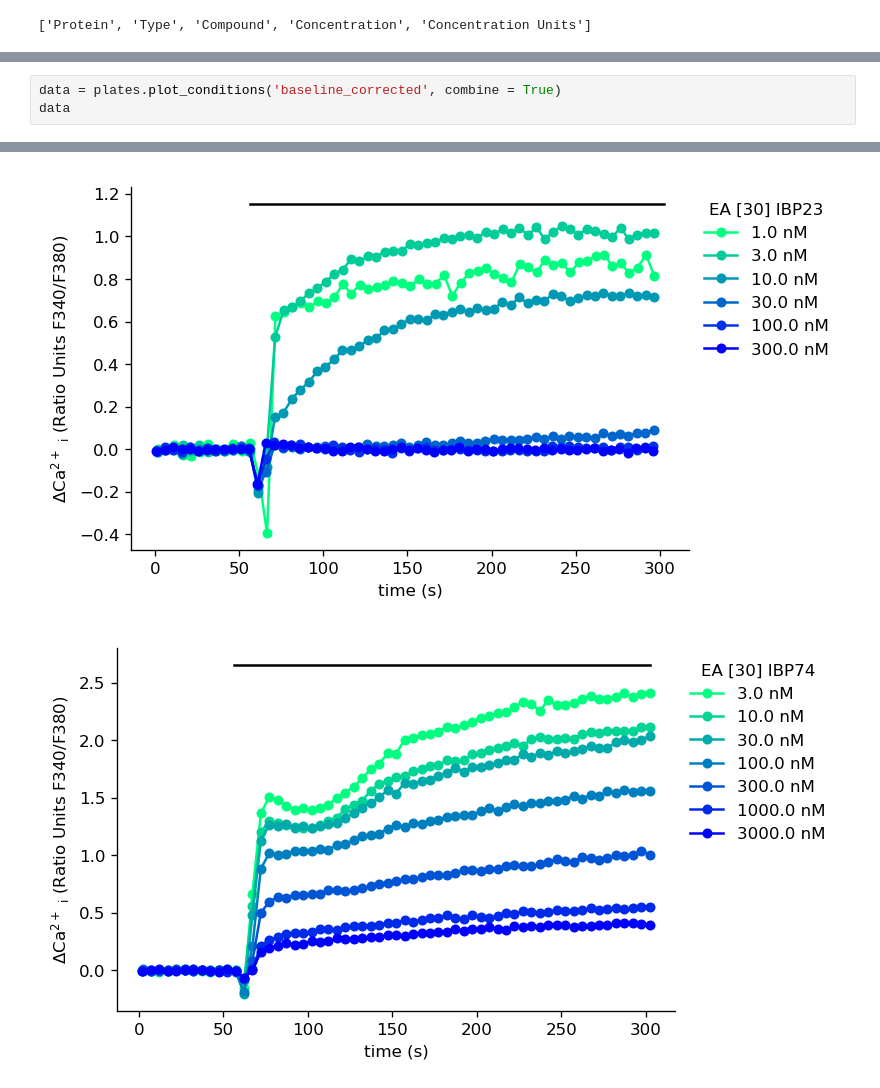
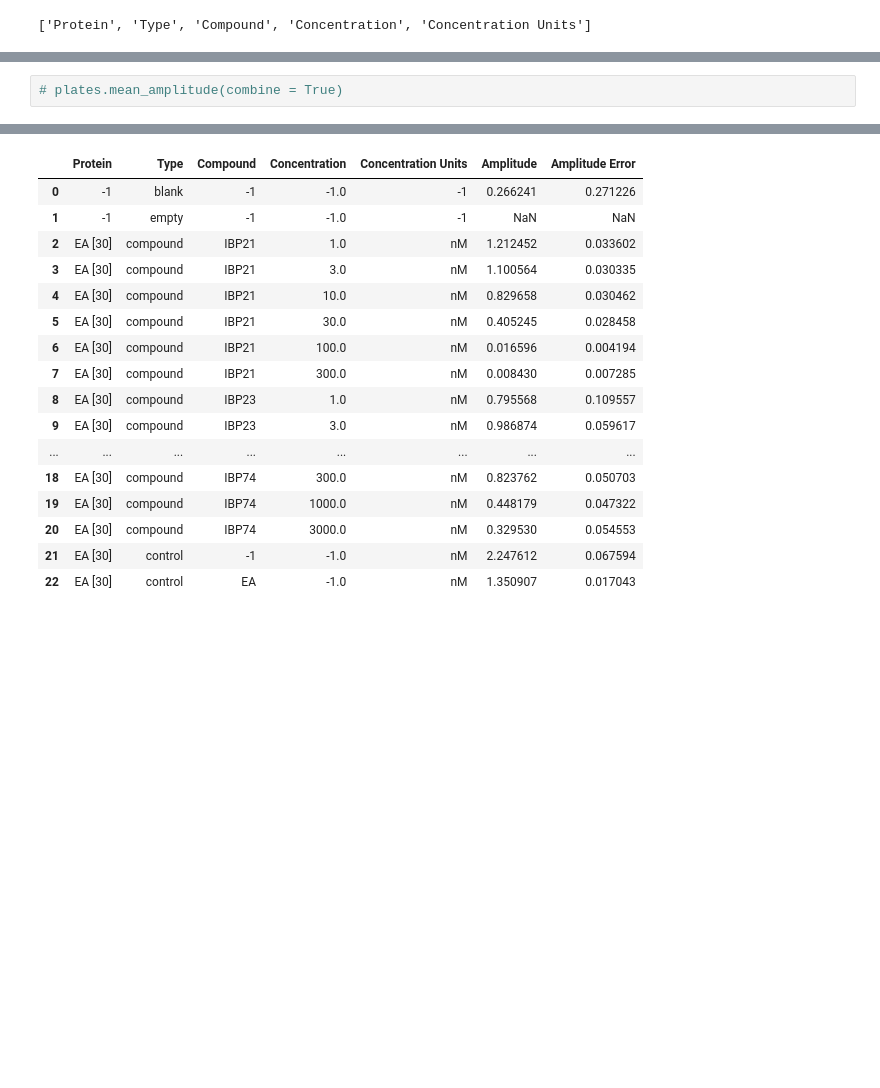
Before and after one commit to lawrencecollins/Ca-Flex-Analysis, a Jupyter notebook: Week 7 test .ipynb, the cells around one changed output, grey strips where cells are left out. Drawn from its saved outputs; the diff is of its cells as text; blank space fills up the shorter version.

```diff
--- a/Week 7 test .ipynb
+++ b/Week 7 test .ipynb
@@ -55,4 +90,3 @@ all windows equal, self.window updated
 # %%
-data = plates.plot_conditions('baseline_corrected', combine = True)
-data
+# plates.mean_amplitude(combine = True)
 # %% [output]
@@ -60,2 +93,17 @@ data
-[figure, removed]
-[figure, removed]
+|  | Protein | Type | Compound | Concentration | Concentration Units | Amplitude | Amplitude Error |
+| 0 | -1 | blank | -1 | -1.0 | -1 | 0.266241 | 0.271226 |
+| 1 | -1 | empty | -1 | -1.0 | -1 | NaN | NaN |
+| 2 | EA [30] | compound | IBP21 | 1.0 | nM | 1.212452 | 0.033602 |
+| 3 | EA [30] | compound | IBP21 | 3.0 | nM | 1.100564 | 0.030335 |
+| 4 | EA [30] | compound | IBP21 | 10.0 | nM | 0.829658 | 0.030462 |
+| 5 | EA [30] | compound | IBP21 | 30.0 | nM | 0.405245 | 0.028458 |
+| 6 | EA [30] | compound | IBP21 | 100.0 | nM | 0.016596 | 0.004194 |
+| 7 | EA [30] | compound | IBP21 | 300.0 | nM | 0.008430 | 0.007285 |
+| 8 | EA [30] | compound | IBP23 | 1.0 | nM | 0.795568 | 0.109557 |
+| 9 | EA [30] | compound | IBP23 | 3.0 | nM | 0.986874 | 0.059617 |
+| ... | ... | ... | ... | ... | ... | ... | ... |
+| 18 | EA [30] | compound | IBP74 | 300.0 | nM | 0.823762 | 0.050703 |
+| 19 | EA [30] | compound | IBP74 | 1000.0 | nM | 0.448179 | 0.047322 |
+| 20 | EA [30] | compound | IBP74 | 3000.0 | nM | 0.329530 | 0.054553 |
+| 21 | EA [30] | control | -1 | -1.0 | nM | 2.247612 | 0.067594 |
+| 22 | EA [30] | control | EA | -1.0 | nM | 1.350907 | 0.017043 |
```
Also changed, not shown: parts of 6 cells of this notebook, 2 other files.
